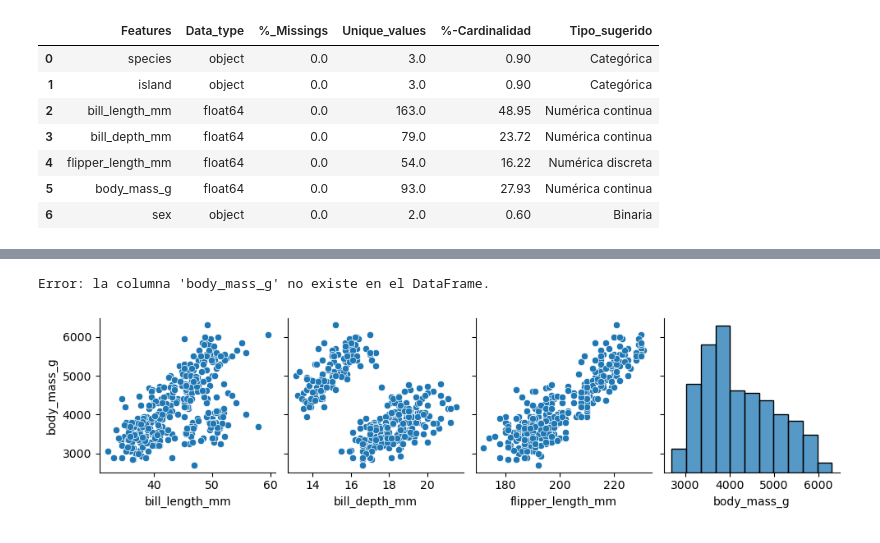
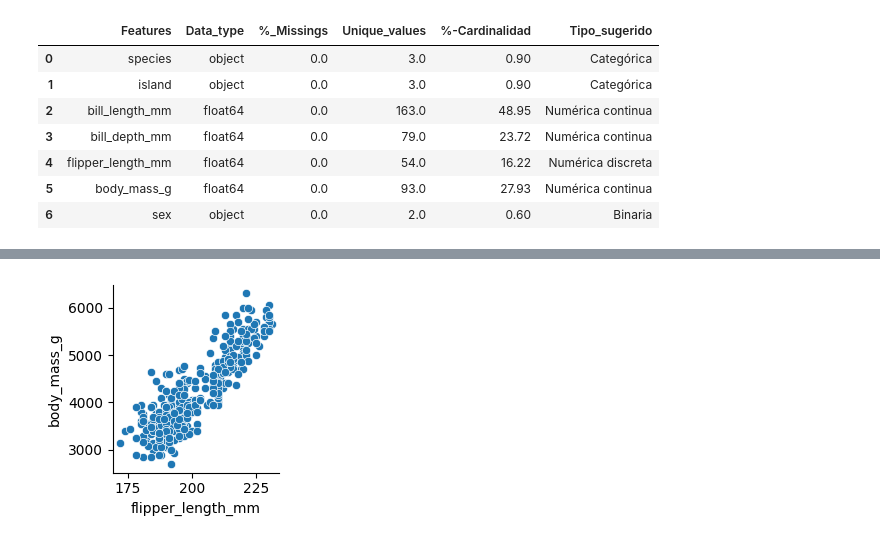
Before and after one commit to vrieraj/ToolBox_Team5, a Jupyter notebook: Ejemplo_Uso.ipynb, the cells around one changed output, grey strips where cells are left out. Drawn from its saved outputs; the diff is of its cells as text; code cells hidden in the pictures.

```diff
--- a/Ejemplo_Uso.ipynb
+++ b/Ejemplo_Uso.ipynb
@@ -70,8 +151,4 @@ categoriza_variables(df_penguins, 10, 20)
 # %%
-target = 'body_mass_g'
-
-features_num = get_features_num_regression(df_penguins, target, umbral_corr=0.3, pvalue=0.05)
-plot_features_num_regression(df_penguins, target_col=target, columns=features_num, umbral_corr=0.3, pvalue=0.05)
+plot_features_num_regression(df_penguins, target_col=target, columns=[], umbral_corr=0.6, pvalue=0.05)  # corr 0.6
 # %% [output]
-Error: la columna 'body_mass_g' no existe en el DataFrame.
-[figure, old version]
+[figure, new version]
```
Also changed, not shown: parts of 38 cells of this notebook, 1 other file.
